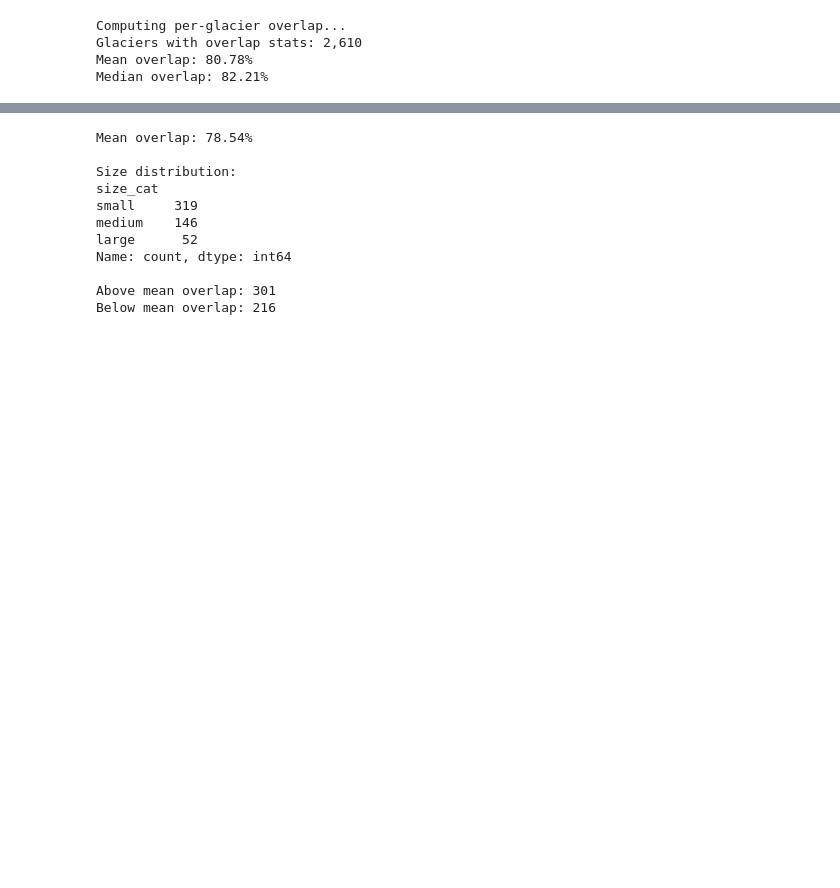
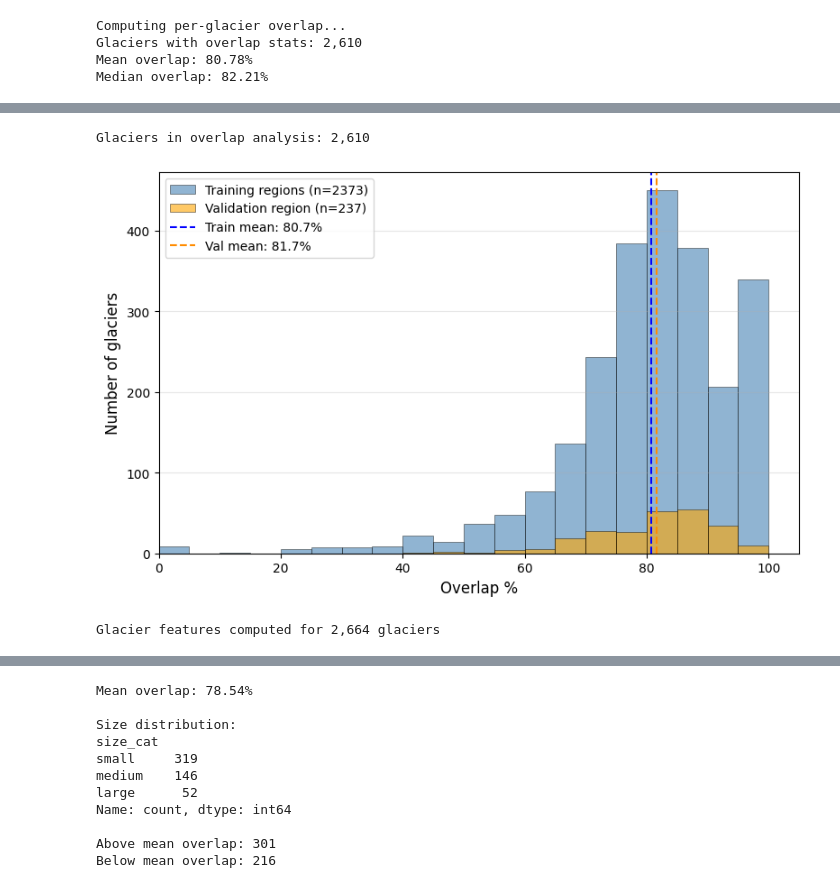
Before and after one commit to mattdaly04/Glacier-Project, a Jupyter notebook: Glacier Project/glacier_selection.ipynb, the cells around one changed output, grey strips where cells are left out. Drawn from its saved outputs; the diff is of its cells as text; code cells hidden in the pictures; blank space fills up the shorter version.

```diff
--- a/Glacier Project/glacier_selection.ipynb
+++ b/Glacier Project/glacier_selection.ipynb
@@ -27,7 +27,9 @@ dfs_train = []
 for region in ['r3', 'r1a', 'r1b', 'r2']:
     df = pd.read_parquet(PARQUET_DIR / f'{region}_combined.parquet')
     df['region'] = region
-    dfs_train.append(df[['lon', 'lat', 'melt_label'] + AE_COLS])
+    dfs_train.append(df[['lon', 'lat', 'melt_label',
+                      'elevation', 'slope', 'aspect',
+                      'edge_distance'] + AE_COLS])
 
 df_2017 = pd.concat(dfs_train, ignore_index=True)
 df_2017 = df_2017.drop_duplicates(subset=['lon', 'lat'], keep='first').reset_index(drop=True)
@@ -174,0 +139,62 @@ Saved
+# %%
+# For overlap analysis — use all 2017 glaciers, not just 2025 survivors
+df_overlap_full = df_overlap.merge(
+    rgi_full[['rgi_id', 'cenlon', 'cenlat']],
+    on='rgi_id', how='left'
+)
+
+# Apply size filter using 2017 area (already in df_overlap)
+df_overlap_full = df_overlap_full[
+    df_overlap_full['n_pixels'] * PIXEL_AREA >= 0.001
+].copy()
+
+print(f"Glaciers in overlap analysis: {len(df_overlap_full):,}")
+# %% [output]
+Glaciers in overlap analysis: 2,610
+# %%
+import matplotlib.pyplot as plt
+import numpy as np
+
+df_r3    = df_overlap_full[df_overlap_full['rgi_id'].isin(
+    df_melt[df_melt['region']=='r3']['rgi_id'].unique())]
+df_train = df_overlap_full[~df_overlap_full['rgi_id'].isin(df_r3['rgi_id'])]
+
+# Shared bins from 0 to 100
+bins = np.linspace(0, 100, 21)  # 20 equal bins from 0-100
+
+fig, ax = plt.subplots(figsize=(8, 5))
+ax.hist(df_train['overlap_pct'], bins=bins, alpha=0.6,
+        color='steelblue', edgecolor='black', linewidth=0.5,
+        label=f'Training regions (n={len(df_train)})')
+ax.hist(df_r3['overlap_pct'], bins=bins, alpha=0.6,
+        color='orange', edgecolor='black', linewidth=0.5,
+        label=f'Validation region (n={len(df_r3)})')
+ax.axvline(df_train['overlap_pct'].mean(), color='blue',
+           linestyle='--', label=f'Train mean: {df_train["overlap_pct"].mean():.1f}%')
+ax.axvline(df_r3['overlap_pct'].mean(), color='darkorange',
+           linestyle='--', label=f'Val mean: {df_r3["overlap_pct"].mean():.1f}%')
+ax.set_xlabel('Overlap %', fontsize=12)
+ax.set_ylabel('Number of glaciers', fontsize=12)
+ax.set_xlim(left=bins[0])
+ax.set_ylim(bottom=0)
+ax.legend(fontsize=10)
+ax.grid(True, alpha=0.3, axis='y')
+plt.tight_layout()
+plt.savefig(RESULTS_DIR / 'overlap_histogram_train_vs_val.png', dpi=200, bbox_inches='tight')
+plt.show()
+# %% [output]
+[figure, added]
+# %%
+# Compute per-glacier mean physical features from 2017 matched pixels
+glacier_features = df_2017_matched.groupby('rgi_id').agg(
+    mean_elevation = ('elevation', 'mean'),
+    mean_slope     = ('slope', 'mean'),
+    mean_aspect    = ('aspect', 'mean'),
+    mean_edge_dist = ('edge_distance', 'mean'),
+    n_pixels       = ('lon', 'count')
+).reset_index()
+
+glacier_features['area_km2'] = glacier_features['n_pixels'] * PIXEL_AREA
+print(f"Glacier features computed for {len(glacier_features):,} glaciers")
+# %% [output]
+Glacier features computed for 2,664 glaciers
```
Also changed, not shown: parts of 6 cells of this notebook, 8 other files.
